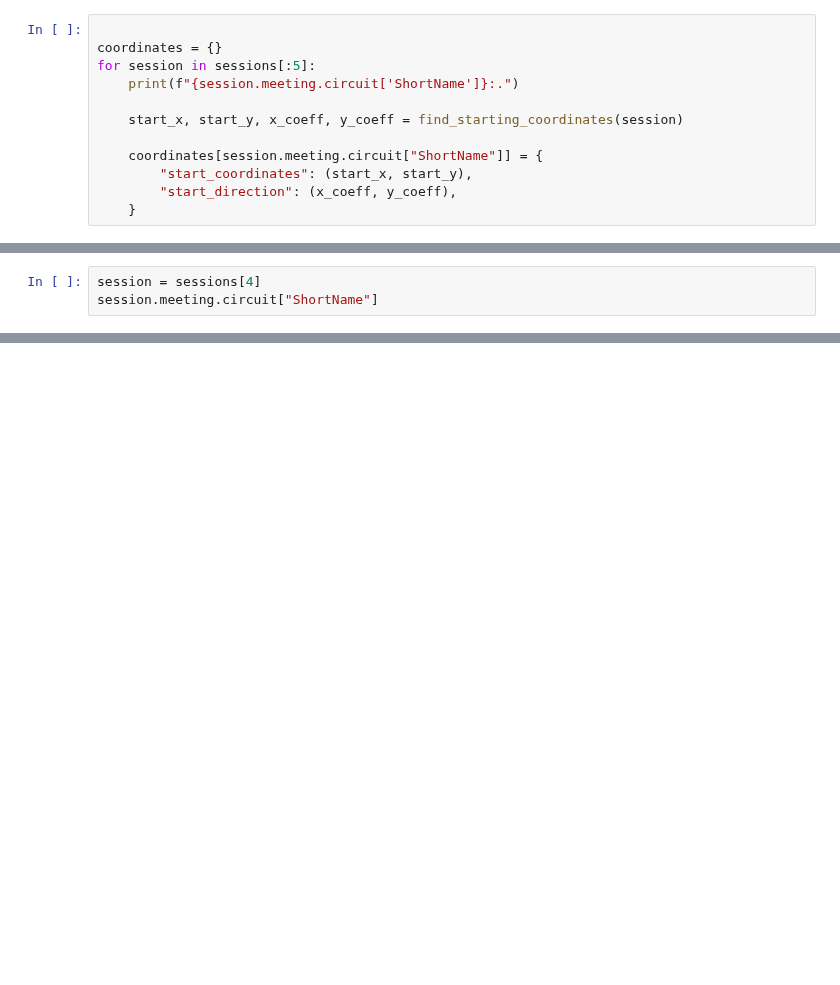
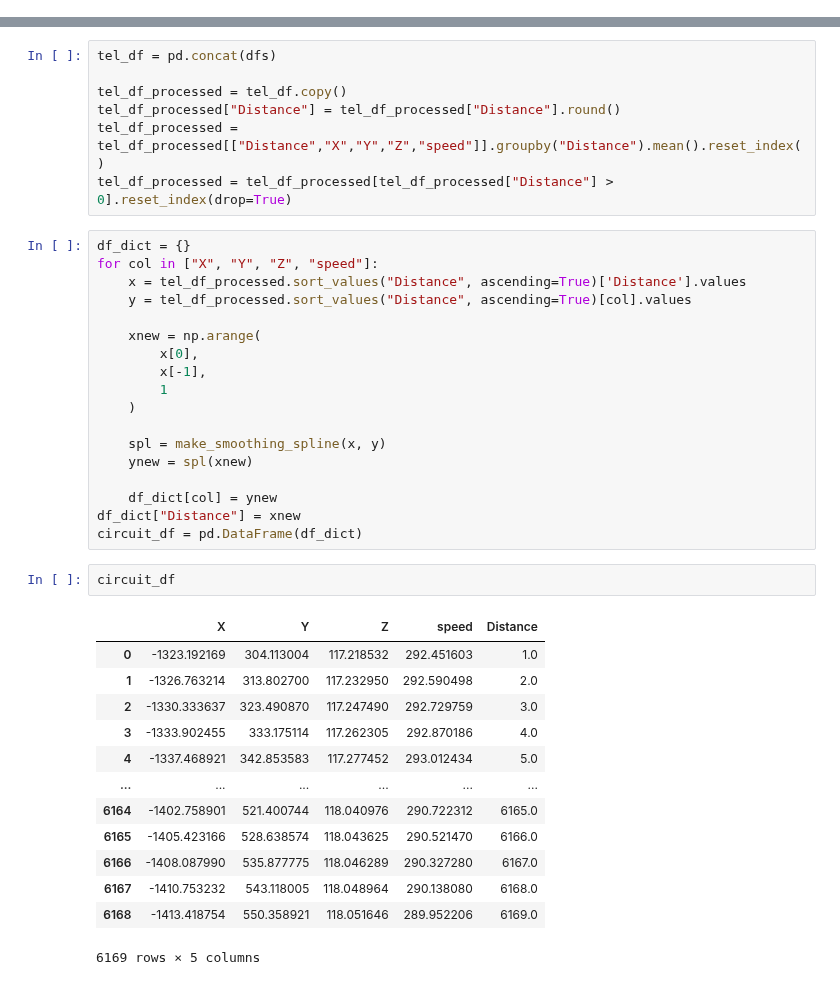
Before and after one commit to GoktugOcal/LiveF1, a Jupyter notebook: test.ipynb, the cells around one changed output, grey strips where cells are left out. Saved outputs shown, nothing was run; the diff lists cells and outputs as text; blank space fills up the shorter version.

Commit message:
circuit track smoothed trial

```diff
--- a/test.ipynb
+++ b/test.ipynb
@@ -183,12 +6,0 @@ def find_starting_coordinates(session):
-# %%
-
-coordinates = {}
-for session in sessions[:5]:
-    print(f"{session.meeting.circuit['ShortName']}:.")
-
-    start_x, start_y, x_coeff, y_coeff = find_starting_coordinates(session)
-
-    coordinates[session.meeting.circuit["ShortName"]] = {
-        "start_coordinates": (start_x, start_y),
-        "start_direction": (x_coeff, y_coeff),
-    }
@@ -231,3 +6,0 @@ coordinates
-# %%
-session = sessions[4]
-session.meeting.circuit["ShortName"]
@@ -286,0 +78,41 @@ fig.show()
+# %%
+tel_df = pd.concat(dfs)
+
+tel_df_processed = tel_df.copy()
+tel_df_processed["Distance"] = tel_df_processed["Distance"].round()
+tel_df_processed = tel_df_processed[["Distance","X","Y","Z","speed"]].groupby("Distance").mean().reset_index()
+tel_df_processed = tel_df_processed[tel_df_processed["Distance"] > 0].reset_index(drop=True)
+# %%
+df_dict = {}
+for col in ["X", "Y", "Z", "speed"]:
+    x = tel_df_processed.sort_values("Distance", ascending=True)['Distance'].values
+    y = tel_df_processed.sort_values("Distance", ascending=True)[col].values
+
+    xnew = np.arange(
+        x[0],
+        x[-1],
+        1
+    )
+
+    spl = make_smoothing_spline(x, y)
+    ynew = spl(xnew)
+
+    df_dict[col] = ynew
+df_dict["Distance"] = xnew
+circuit_df = pd.DataFrame(df_dict)
+# %%
+circuit_df
+# %% [output]
+|  | X | Y | Z | speed | Distance |
+| 0 | -1323.192169 | 304.113004 | 117.218532 | 292.451603 | 1.0 |
+| 1 | -1326.763214 | 313.802700 | 117.232950 | 292.590498 | 2.0 |
+| 2 | -1330.333637 | 323.490870 | 117.247490 | 292.729759 | 3.0 |
+| 3 | -1333.902455 | 333.175114 | 117.262305 | 292.870186 | 4.0 |
+| 4 | -1337.468921 | 342.853583 | 117.277452 | 293.012434 | 5.0 |
+| ... | ... | ... | ... | ... | ... |
+| 6164 | -1402.758901 | 521.400744 | 118.040976 | 290.722312 | 6165.0 |
+| 6165 | -1405.423166 | 528.638574 | 118.043625 | 290.521470 | 6166.0 |
+| 6166 | -1408.087990 | 535.877775 | 118.046289 | 290.327280 | 6167.0 |
+| 6167 | -1410.753232 | 543.118005 | 118.048964 | 290.138080 | 6168.0 |
+| 6168 | -1413.418754 | 550.358921 | 118.051646 | 289.952206 | 6169.0 |
+6169 rows × 5 columns
```
Also changed, not shown: parts of 17 cells of this notebook.
